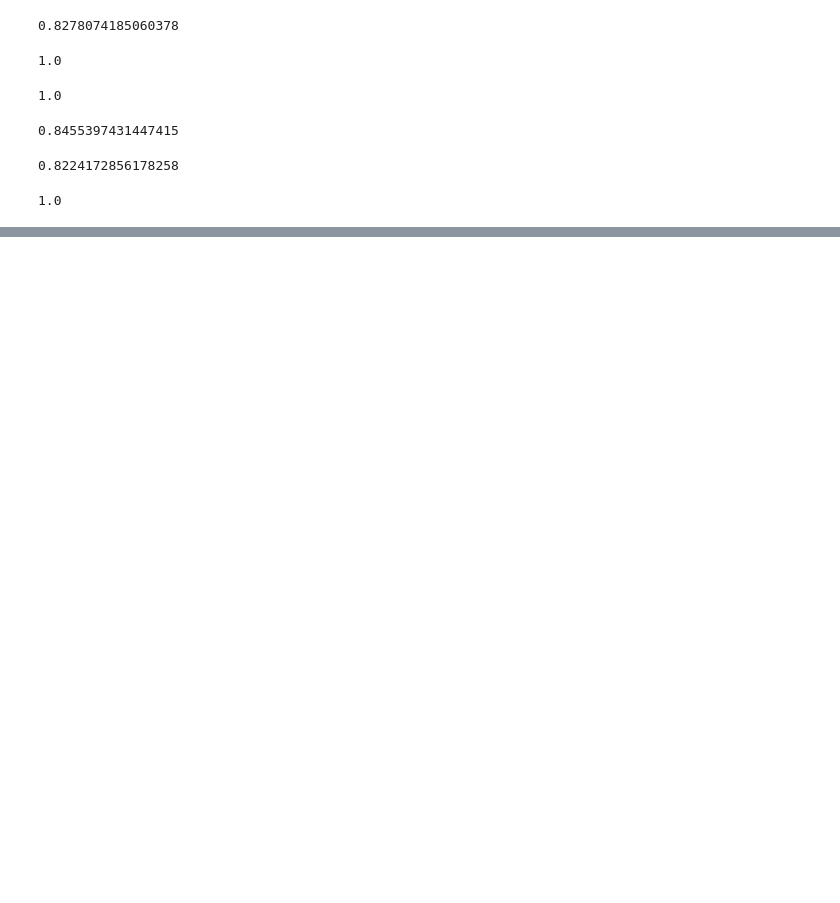
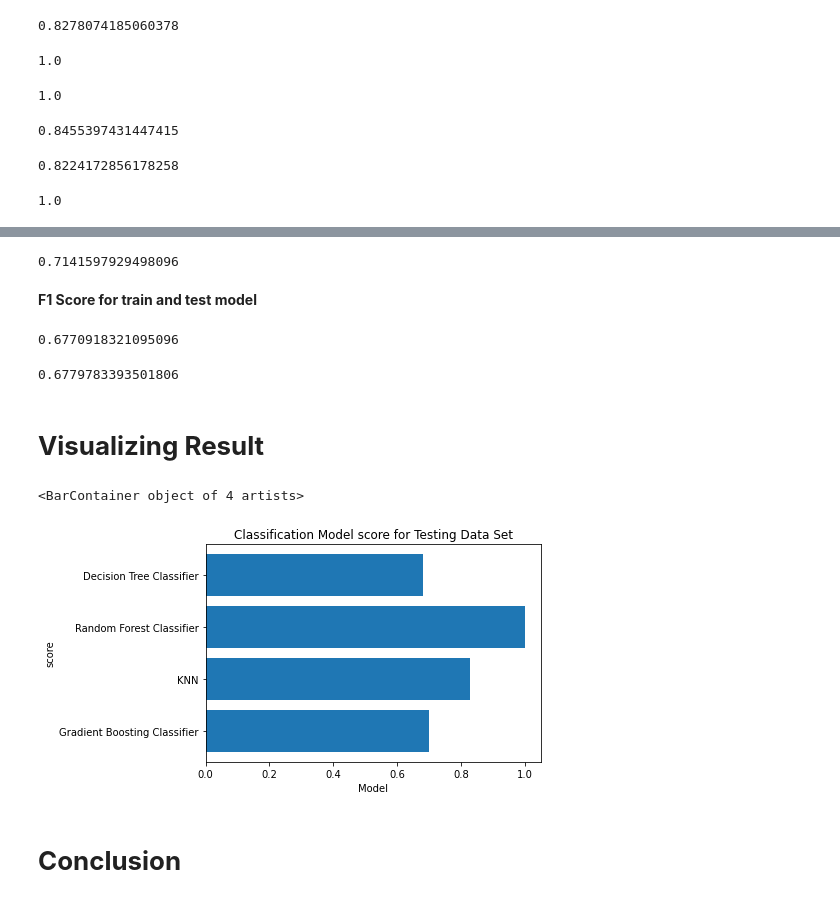
Before and after one commit to Rushabhtikale92/Credit-Card-Default-Prediction, a Jupyter notebook: Copy_of_Credit_Card_Default_Prediction_Capstone_Project.ipynb, the cells around one changed output, grey strips where cells are left out. Drawn from its saved outputs; the diff is of its cells as text; code cells hidden in the pictures; blank space fills up the shorter version.

```diff
--- a/Copy_of_Credit_Card_Default_Prediction_Capstone_Project.ipynb
+++ b/Copy_of_Credit_Card_Default_Prediction_Capstone_Project.ipynb
@@ -587,0 +717,31 @@ f1_score(y_train, forest_train_predict)
+# %%
+# ROCAUC score for train model
+roc_auc_score(train_pred, y_train)
+# %% [output]
+0.7141597929498096
+# %% [markdown]
+**F1 Score for train and test model**
+# %%
+#calculate F1 score for train model
+f1_score(y_train, train_pred)
+# %% [output]
+0.6770918321095096
+# %%
+#calculate F1 score for test model
+f1_score(y_test, test_pred)
+# %% [output]
+0.6779783393501806
+# %% [markdown]
+# **Visualizing Result**
+# %%
+model = ['Gradient Boosting Classifier','KNN','Random Forest Classifier','Decision Tree Classifier']
+score = [0.70,0.83,1.0,0.68]
+plt.xlabel('Model')
+plt.ylabel('score')
+plt.title('Classification Model score for Testing Data Set')
+plt.barh(model,score)
+# %% [output]
+<BarContainer object of 4 artists>
+[figure, added]
+# %% [markdown]
+# **Conclusion**
```
Also changed, not shown: parts of 46 cells of this notebook.
